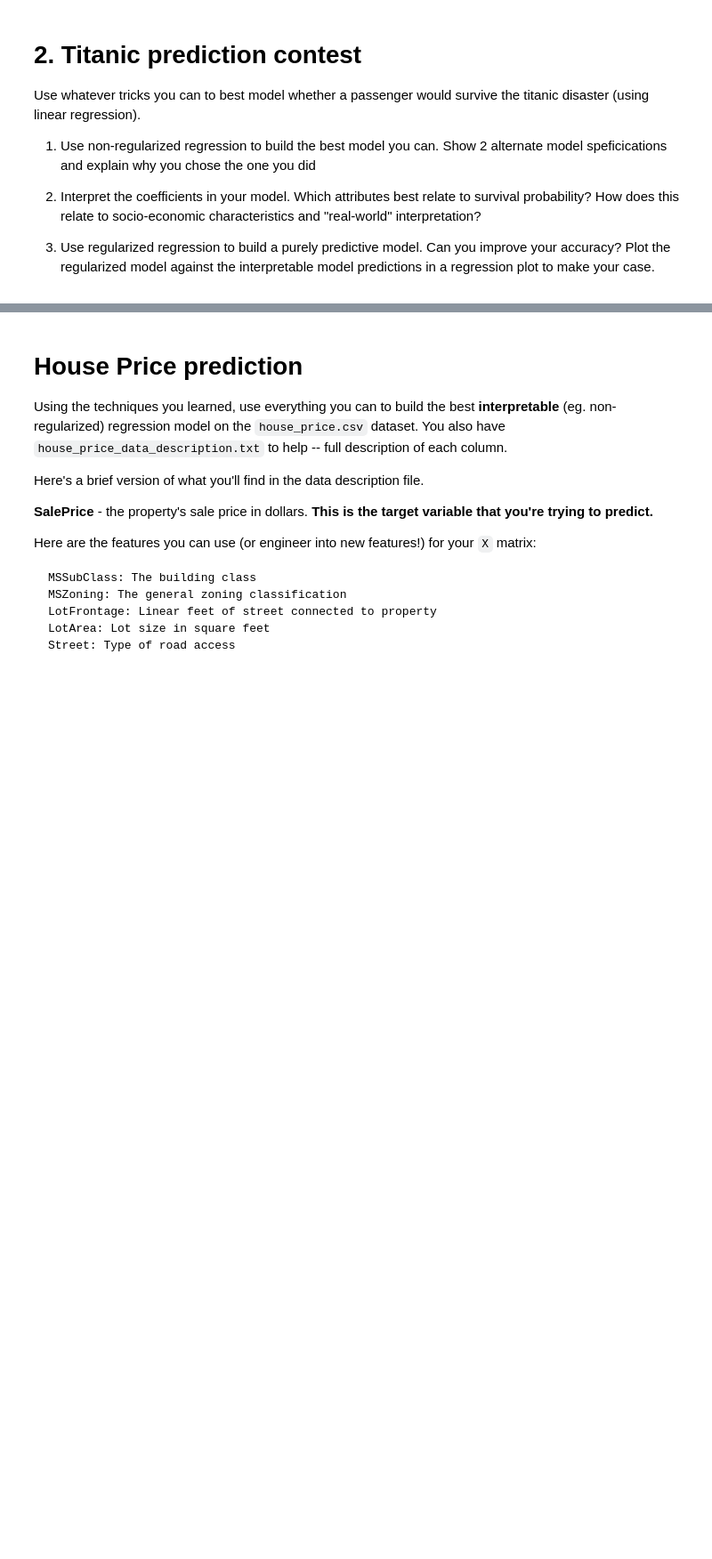
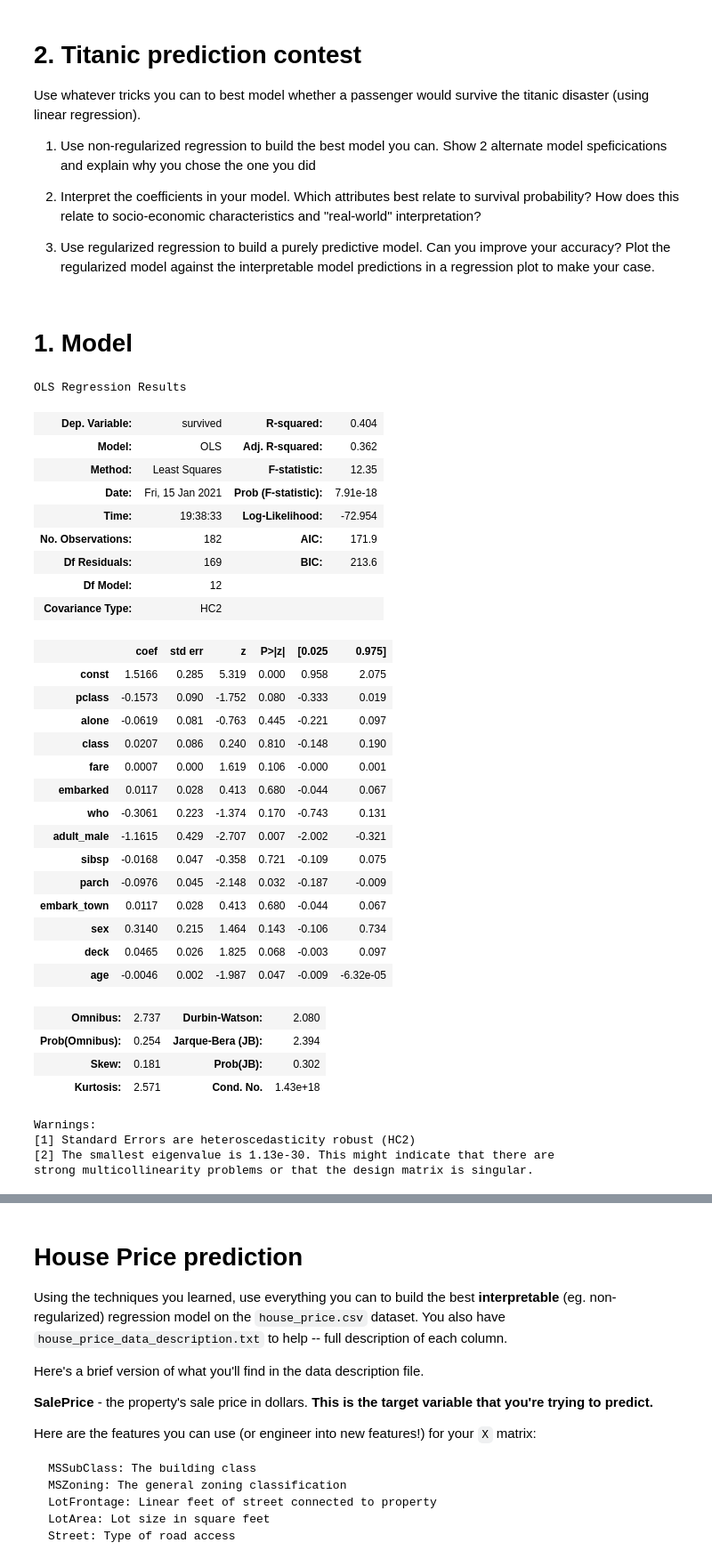
Before and after one commit to cb-ds-1/m3-3-engineering-regression, a Jupyter notebook: workshop.ipynb, the cells around one changed output, grey strips where cells are left out. Shown at 89% size. Cells and saved outputs as stored; diff of their text form; code cells hidden in the pictures; blank space fills up the shorter version.

```diff
--- a/workshop.ipynb
+++ b/workshop.ipynb
@@ -224,0 +263,55 @@ Use whatever tricks you can to best model whether a passenger would survive the
+# %%
+ttc = dummy_ize_data(ti, values)
+# ttc
+# %%
+"""
+Test to see if "survive" and "alive" are the same, if so,
+we can drop "alive" since we're looking at who survived.
+.. you can only be alive if you survived
+"""
+titanic = slim_data(ttc)
+titanic = titanic.drop(columns=['alive'])
+titanic = titanic.dropna()
+# titanic
+# %% [markdown]
+# 1. Model
+# %%
+y = titanic.survived
+cols = remove_from_cols(titanic, ['survived'])
+model = sm.OLS(y,sm.add_constant(titanic[cols].astype(float))).fit(cov_type='HC2')
+# sm.graphics.plot_fit(model, predictor)
+model.summary()
+# %% [output]
+OLS Regression Results
+| Dep. Variable: | survived | R-squared: | 0.404 |
+| Model: | OLS | Adj. R-squared: | 0.362 |
+| Method: | Least Squares | F-statistic: | 12.35 |
+| Date: | Fri, 15 Jan 2021 | Prob (F-statistic): | 7.91e-18 |
+| Time: | 19:38:33 | Log-Likelihood: | -72.954 |
+| No. Observations: | 182 | AIC: | 171.9 |
+| Df Residuals: | 169 | BIC: | 213.6 |
+| Df Model: | 12 |  |  |
+| Covariance Type: | HC2 |  |  |
+|  | coef | std err | z | P>|z| | [0.025 | 0.975] |
+| const | 1.5166 | 0.285 | 5.319 | 0.000 | 0.958 | 2.075 |
+| pclass | -0.1573 | 0.090 | -1.752 | 0.080 | -0.333 | 0.019 |
+| alone | -0.0619 | 0.081 | -0.763 | 0.445 | -0.221 | 0.097 |
+| class | 0.0207 | 0.086 | 0.240 | 0.810 | -0.148 | 0.190 |
+| fare | 0.0007 | 0.000 | 1.619 | 0.106 | -0.000 | 0.001 |
+| embarked | 0.0117 | 0.028 | 0.413 | 0.680 | -0.044 | 0.067 |
+| who | -0.3061 | 0.223 | -1.374 | 0.170 | -0.743 | 0.131 |
+| adult_male | -1.1615 | 0.429 | -2.707 | 0.007 | -2.002 | -0.321 |
+| sibsp | -0.0168 | 0.047 | -0.358 | 0.721 | -0.109 | 0.075 |
+| parch | -0.0976 | 0.045 | -2.148 | 0.032 | -0.187 | -0.009 |
+| embark_town | 0.0117 | 0.028 | 0.413 | 0.680 | -0.044 | 0.067 |
+| sex | 0.3140 | 0.215 | 1.464 | 0.143 | -0.106 | 0.734 |
+| deck | 0.0465 | 0.026 | 1.825 | 0.068 | -0.003 | 0.097 |
+| age | -0.0046 | 0.002 | -1.987 | 0.047 | -0.009 | -6.32e-05 |
+| Omnibus: | 2.737 | Durbin-Watson: | 2.080 |
+| Prob(Omnibus): | 0.254 | Jarque-Bera (JB): | 2.394 |
+| Skew: | 0.181 | Prob(JB): | 0.302 |
+| Kurtosis: | 2.571 | Cond. No. | 1.43e+18 |
+Warnings:
+[1] Standard Errors are heteroscedasticity robust (HC2)
+[2] The smallest eigenvalue is 1.13e-30. This might indicate that there are
+strong multicollinearity problems or that the design matrix is singular.
```
Also changed, not shown: parts of 24 cells of this notebook, 1 other file.
